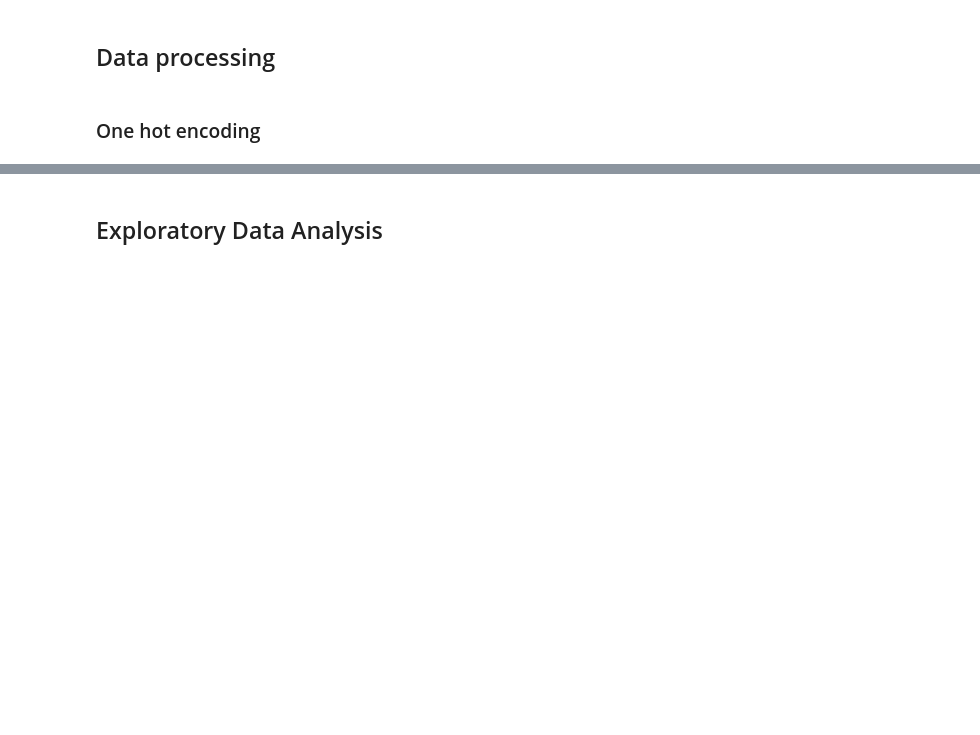
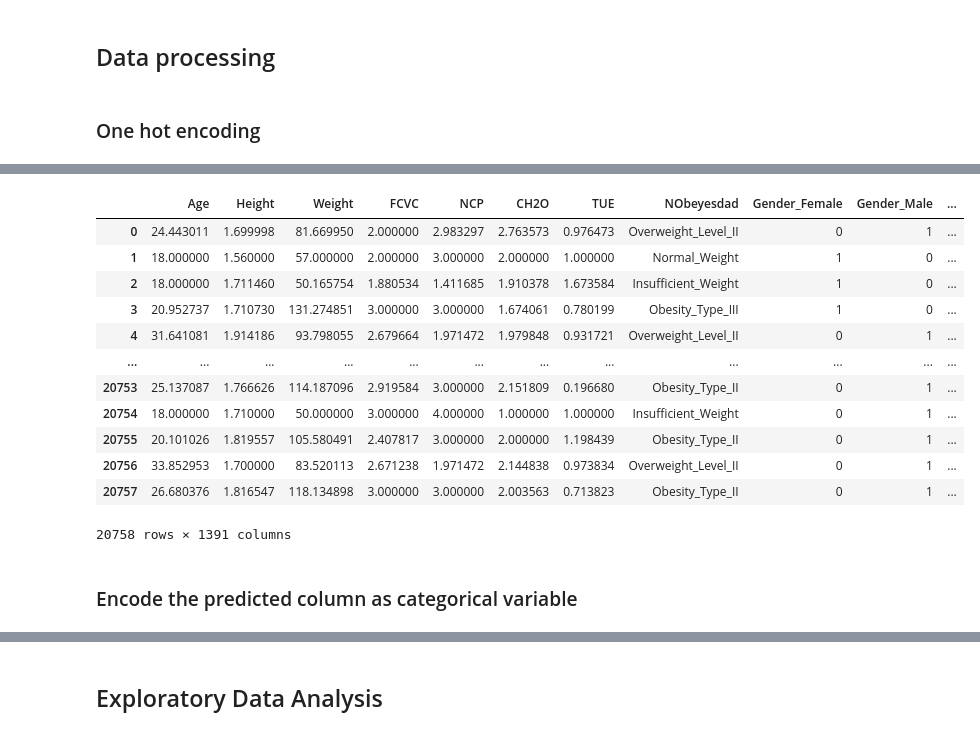
Before and after one commit to mdiannna/KaggleCompetitions2024, a Jupyter notebook: Obesity Challenge/Obesity_challenge.ipynb, the cells around one changed output, grey strips where cells are left out. Saved outputs shown, nothing was run; the diff lists cells and outputs as text; code cells hidden in the pictures; blank space fills up the shorter version.

Commit message:
updated obesity challenge prediction with a neural network, work in progress

```diff
--- a/Obesity Challenge/Obesity_challenge.ipynb
+++ b/Obesity Challenge/Obesity_challenge.ipynb
@@ -46,7 +50,8 @@ df_encoded = df_train.copy()
 
 # List of columns to one-hot encode
 columns_to_encode = ['Gender', 'CAEC', 'FAF', 'family_history_with_overweight',
-                     'FAVC', 'CALC', 'MTRANS', 'SMOKE', 'SCC', 'NObeyesdad']
+                     'FAVC', 'CALC', 'MTRANS', 'SMOKE', 'SCC']
+                    #  'NObeyesdad'
 
 # Perform one-hot encoding for each column and concatenate with the original DataFrame
 for col in columns_to_encode:
@@ -77,0 +93,19 @@ print(df_encoded)
+# %%
+# drop the id column
+df_encoded.drop(columns='id')
+# %% [output]
+|  | Age | Height | Weight | FCVC | NCP | CH2O | TUE | NObeyesdad | Gender_Female | Gender_Male | ... |
+| 0 | 24.443011 | 1.699998 | 81.669950 | 2.000000 | 2.983297 | 2.763573 | 0.976473 | Overweight_Level_II | 0 | 1 | ... |
+| 1 | 18.000000 | 1.560000 | 57.000000 | 2.000000 | 3.000000 | 2.000000 | 1.000000 | Normal_Weight | 1 | 0 | ... |
+| 2 | 18.000000 | 1.711460 | 50.165754 | 1.880534 | 1.411685 | 1.910378 | 1.673584 | Insufficient_Weight | 1 | 0 | ... |
+| 3 | 20.952737 | 1.710730 | 131.274851 | 3.000000 | 3.000000 | 1.674061 | 0.780199 | Obesity_Type_III | 1 | 0 | ... |
+| 4 | 31.641081 | 1.914186 | 93.798055 | 2.679664 | 1.971472 | 1.979848 | 0.931721 | Overweight_Level_II | 0 | 1 | ... |
+| ... | ... | ... | ... | ... | ... | ... | ... | ... | ... | ... | ... |
+| 20753 | 25.137087 | 1.766626 | 114.187096 | 2.919584 | 3.000000 | 2.151809 | 0.196680 | Obesity_Type_II | 0 | 1 | ... |
+| 20754 | 18.000000 | 1.710000 | 50.000000 | 3.000000 | 4.000000 | 1.000000 | 1.000000 | Insufficient_Weight | 0 | 1 | ... |
+| 20755 | 20.101026 | 1.819557 | 105.580491 | 2.407817 | 3.000000 | 2.000000 | 1.198439 | Obesity_Type_II | 0 | 1 | ... |
+| 20756 | 33.852953 | 1.700000 | 83.520113 | 2.671238 | 1.971472 | 2.144838 | 0.973834 | Overweight_Level_II | 0 | 1 | ... |
+| 20757 | 26.680376 | 1.816547 | 118.134898 | 3.000000 | 3.000000 | 2.003563 | 0.713823 | Obesity_Type_II | 0 | 1 | ... |
+20758 rows × 1391 columns
+# %% [markdown]
+### Encode the predicted column as categorical variable
```
Also changed, not shown: parts of 25 cells of this notebook, 2 other files.
